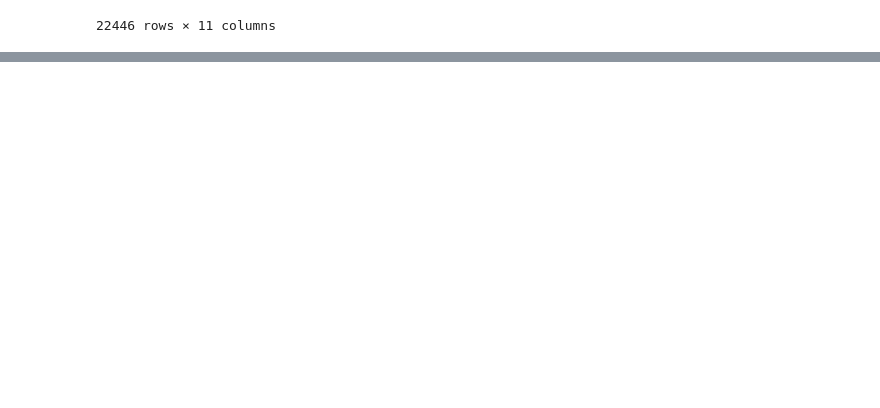
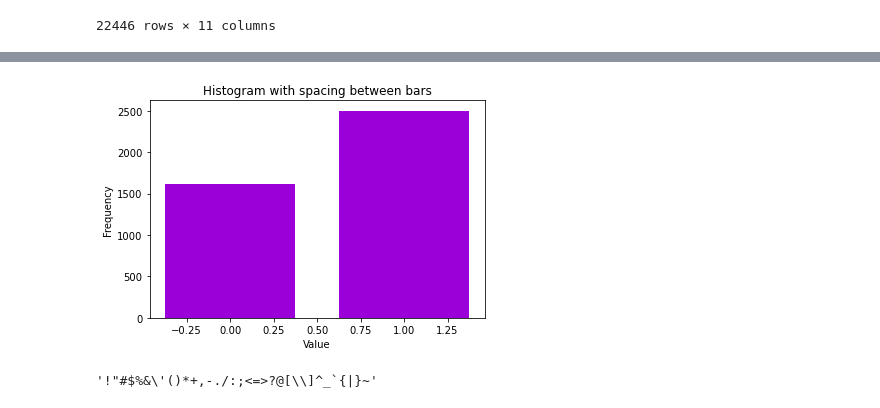
Before and after one commit to MartaTeo/ML-Project-CSE204, a Jupyter notebook: Working file.ipynb, the cells around one changed output, grey strips where cells are left out. Cells and saved outputs as stored; diff of their text form; code cells hidden in the pictures; blank space fills up the shorter version.

```diff
--- a/Working file.ipynb
+++ b/Working file.ipynb
@@ -405,0 +459,2 @@ df_new
+# %%
+df12 = df_new[df_new['reviews.rating'].isin([1, 2])]
@@ -405,0 +473,3 @@ df_new
+# %%
+amazon = pd.concat([df12, df3, df4, df5], ignore_index=True)
+amazon.describe()
@@ -405,0 +486,10 @@ df_new
+# %%
+def label(r):
+    if r >= 4.0:
+        return 1
+    return 0
+
+amazon['label'] = amazon['reviews.rating'].apply(label)
+# %%
+amazon = amazon[[ 'reviews.text', 'reviews.rating', 'length_review', 'label']]
+amazon.describe()
@@ -405,0 +506,19 @@ df_new
+# %%
+data = amazon['label']
+min_bin = - 0.5
+max_bin = 1.5
+bins = np.arange(min_bin, max_bin + 1, 1)
+
+counts, edges = np.histogram(data, bins=bins)
+
+bar_width = 0.75
+
+for left, height in zip(edges[:-1], counts):
+    plt.bar(left + 0.5 * (1 - bar_width), height, width=bar_width, align='edge', color='#9b00d9')
+
+plt.xlabel('Value')
+plt.ylabel('Frequency')
+plt.title('Histogram with spacing between bars')
+plt.show()
+# %% [output]
+[figure, added]
@@ -405,0 +528,5 @@ df_new
+# %%
+import string
+string.punctuation
+# %% [output]
+'!"#$%&\'()*+,-./:;<=>?@[\\]^_`{|}~'
```
Also changed, not shown: parts of 24 cells of this notebook, 2 other files.
